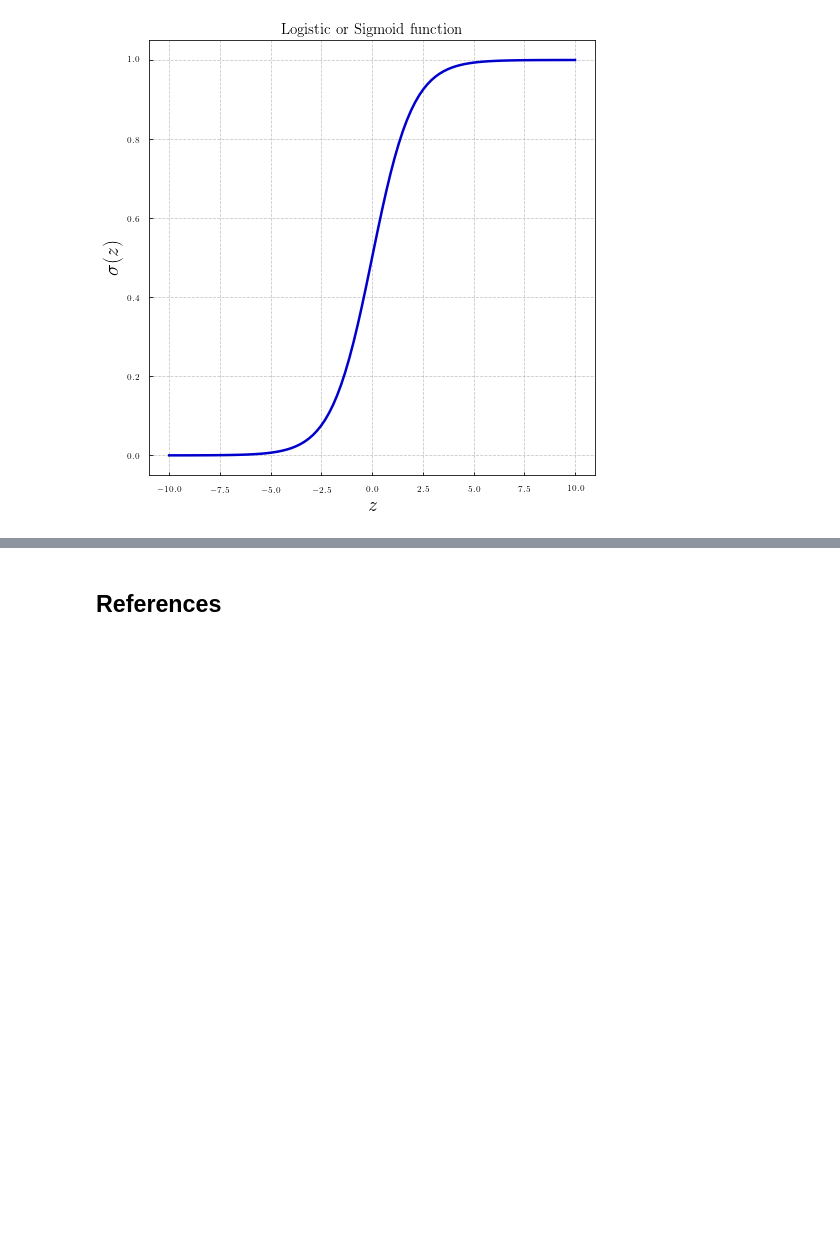
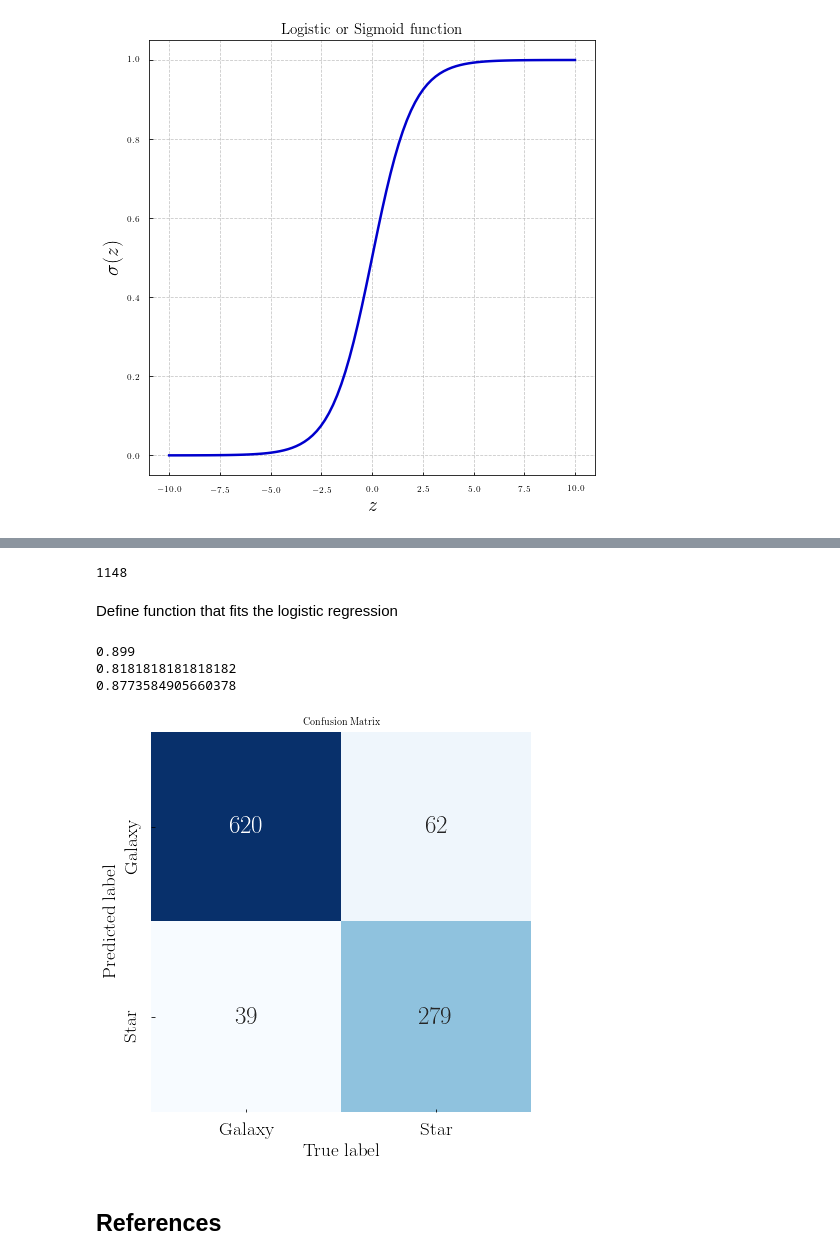
Before and after one commit to dtanoglidis/ML_Edu_Demos, a Jupyter notebook: Logistic_Regression_From_Scratch.ipynb, the cells around one changed output, grey strips where cells are left out. Saved outputs shown, nothing was run; the diff lists cells and outputs as text; code cells hidden in the pictures; blank space fills up the shorter version.

```diff
--- a/Logistic_Regression_From_Scratch.ipynb
+++ b/Logistic_Regression_From_Scratch.ipynb
@@ -140,0 +249,6 @@ This is also known as the **binary cross-entropy** loss function.
+# %%
+# Define colors first
+u_g = u-g; u_r = u-r; u_i = u-i; u_z = u-z; g_r = g-r; g_i = g-i; g_z = g-z; r_i = r-i; r_z = r-z
+# Define the ratios now
+u_ov_g = u/g; u_ov_r = u/r; u_ov_i = u/i; u_ov_z = u/z; g_ov_r = g/r; g_ov_i = g/i; g_ov_z=g/z; r_ov_i = r/i
+r_ov_z = r/z
@@ -140,0 +273,17 @@ This is also known as the **binary cross-entropy** loss function.
+# %%
+X_ft_new = X_feat[(class_label==0.0)|(class_label==1.0),:]
+y_label_new = class_label[(class_label==0.0)|(class_label==1.0)]
+
+X_ft = X_ft_new[:3000,:]
+y_true = y_label_new[:3000]
+
+print(len(y_true[y_true==1]))
+
+
+# Also reserve a test matrix
+X_test = X_ft_new[4000:5000,:]
+y_test = y_label_new[4000:5000]
+# %% [output]
+1148
+# %% [markdown]
+Define function that fits the logistic regression
@@ -141,2 +321,48 @@ This is also known as the **binary cross-entropy** loss function.
+# %%
+weights = Logistic_fit(X_ft,y_true)
+
+def predict_LR(w,X):
+    n_samples = np.shape(X)[0]
+
+    z_inp = np.dot(X,w[1:]) + w[0]
+    sig_out = 1./(1.+np.exp(-np.clip(z_inp,-200,200)))
+
+    y_pr = np.zeros(n_samples)
+    y_pr[sig_out>0.5] = 1
+
+    return(y_pr)
+
+y_pred = predict_LR(weights,X_test)
+# %%
+print(accuracy_score(y_test,y_pred))
+print(precision_score(y_test,y_pred))
+print(recall_score(y_test,y_pred))
+# %% [output]
+0.899
+0.8181818181818182
+0.8773584905660378
+# %%
+import seaborn as sns
+
+con_mat = confusion_matrix(y_test, y_pred).T
+con_mat = con_mat.astype(float)
+class_names = ['Galaxy', 'Star']
+
+
+plt.figure(figsize = (7.0,7.0))
+plt.title('Confusion Matrix',fontsize=10)
+g =sns.heatmap(con_mat.T, square = True, annot=True,fmt='.0f',annot_kws={"size": 25}, cmap='Blues', cbar=False,
+           xticklabels= class_names,
+           yticklabels= class_names)
+
+g.set_xticklabels(class_names, fontsize = 19)
+g.set_yticklabels(class_names, fontsize = 19)
+
+plt.xlabel('True label',fontsize=19)
+plt.ylabel('Predicted label',fontsize=19)
+
+plt.show()
+# %% [output]
+[figure, added]
 # %% [markdown]
 ## References
```
Also changed, not shown: parts of 15 cells of this notebook.
